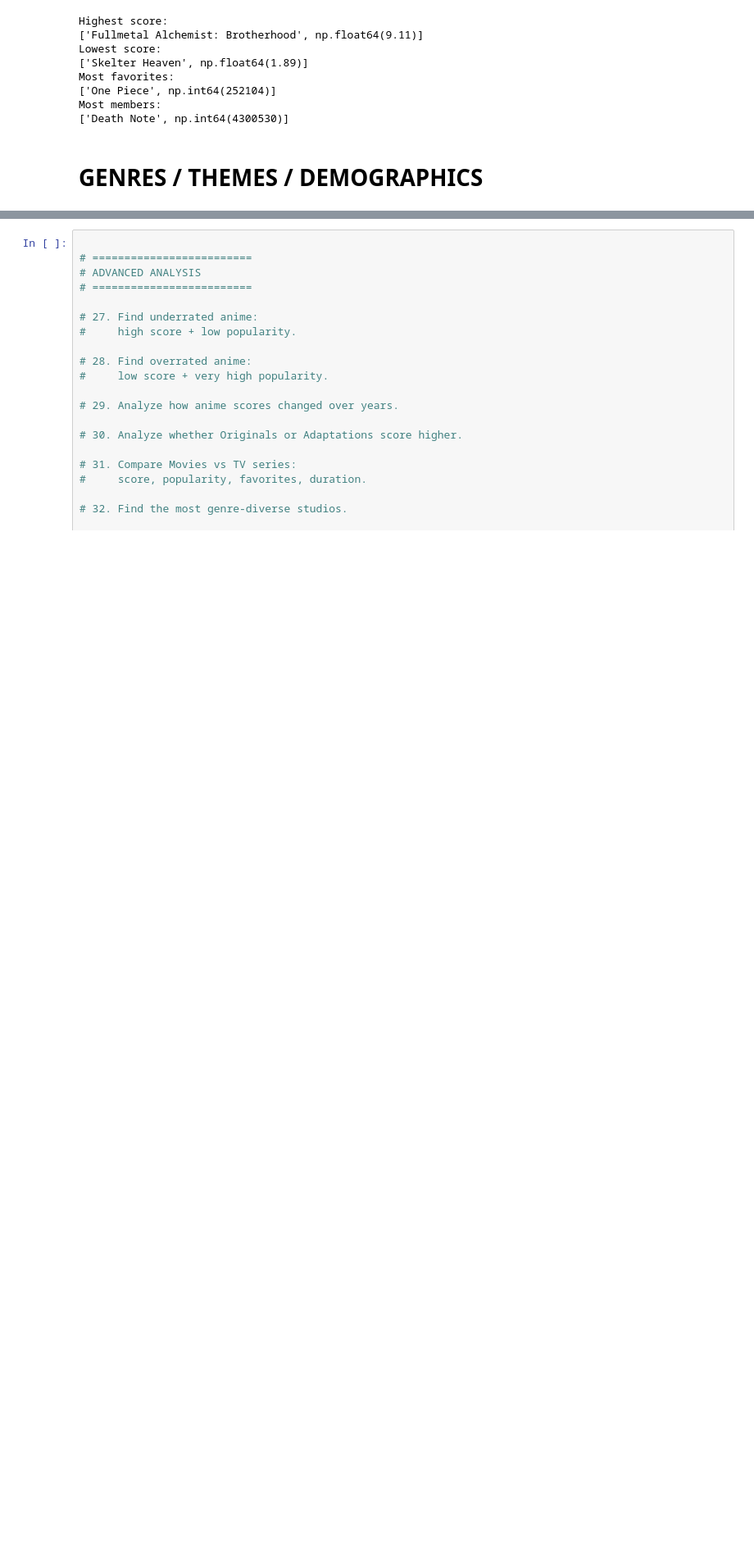
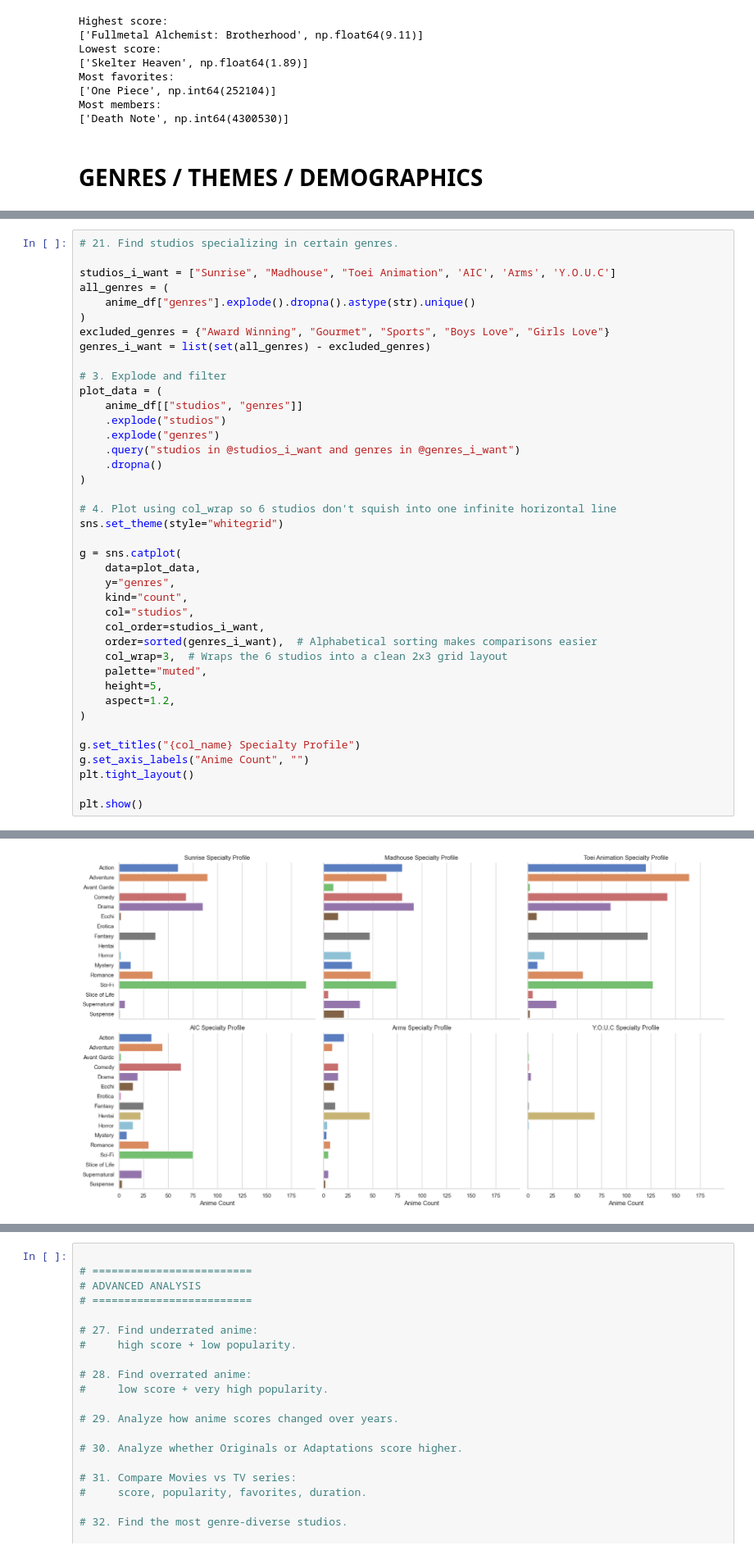
Before and after one commit to AZysk0/anime-data-analysis, a Jupyter notebook: anime_analysis_tasks.ipynb, the cells around one changed output, grey strips where cells are left out. Shown at 82% size. Saved outputs shown, nothing was run; the diff lists cells and outputs as text; blank space fills up the shorter version.

```diff
--- a/anime_analysis_tasks.ipynb
+++ b/anime_analysis_tasks.ipynb
@@ -492,0 +725,41 @@ Name: count, dtype: int64
+# %%
+# 21. Find studios specializing in certain genres.
+
+studios_i_want = ["Sunrise", "Madhouse", "Toei Animation", 'AIC', 'Arms', 'Y.O.U.C']
+all_genres = (
+    anime_df["genres"].explode().dropna().astype(str).unique()
+)
+excluded_genres = {"Award Winning", "Gourmet", "Sports", "Boys Love", "Girls Love"}
+genres_i_want = list(set(all_genres) - excluded_genres)
+
+# 3. Explode and filter
+plot_data = (
+    anime_df[["studios", "genres"]]
+    .explode("studios")
+    .explode("genres")
+    .query("studios in @studios_i_want and genres in @genres_i_want")
+    .dropna()
+)
+
+# 4. Plot using col_wrap so 6 studios don't squish into one infinite horizontal line
+sns.set_theme(style="whitegrid")
+
+g = sns.catplot(
+    data=plot_data,
+    y="genres",
+    kind="count",
+    col="studios",
+    col_order=studios_i_want,
+    order=sorted(genres_i_want),  # Alphabetical sorting makes comparisons easier
+    col_wrap=3,  # Wraps the 6 studios into a clean 2x3 grid layout
+    palette="muted",
+    height=5,
+    aspect=1.2,
+)
+
+g.set_titles("{col_name} Specialty Profile")
+g.set_axis_labels("Anime Count", "")
+plt.tight_layout()
+
+plt.show()
+# %% [output]
@@ -492,0 +769 @@ Name: count, dtype: int64
+[figure, added]
```
Also changed, not shown: parts of 18 cells of this notebook.
